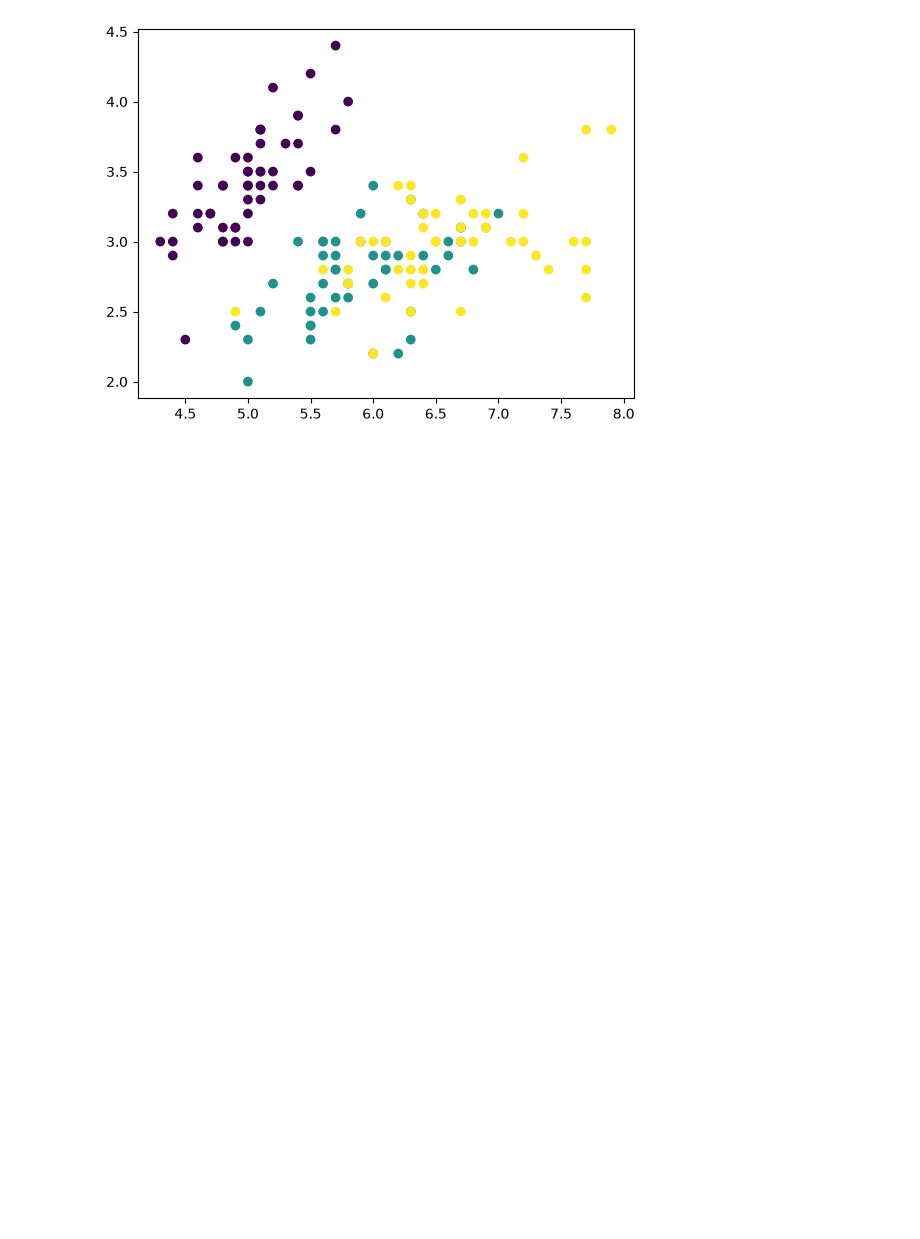
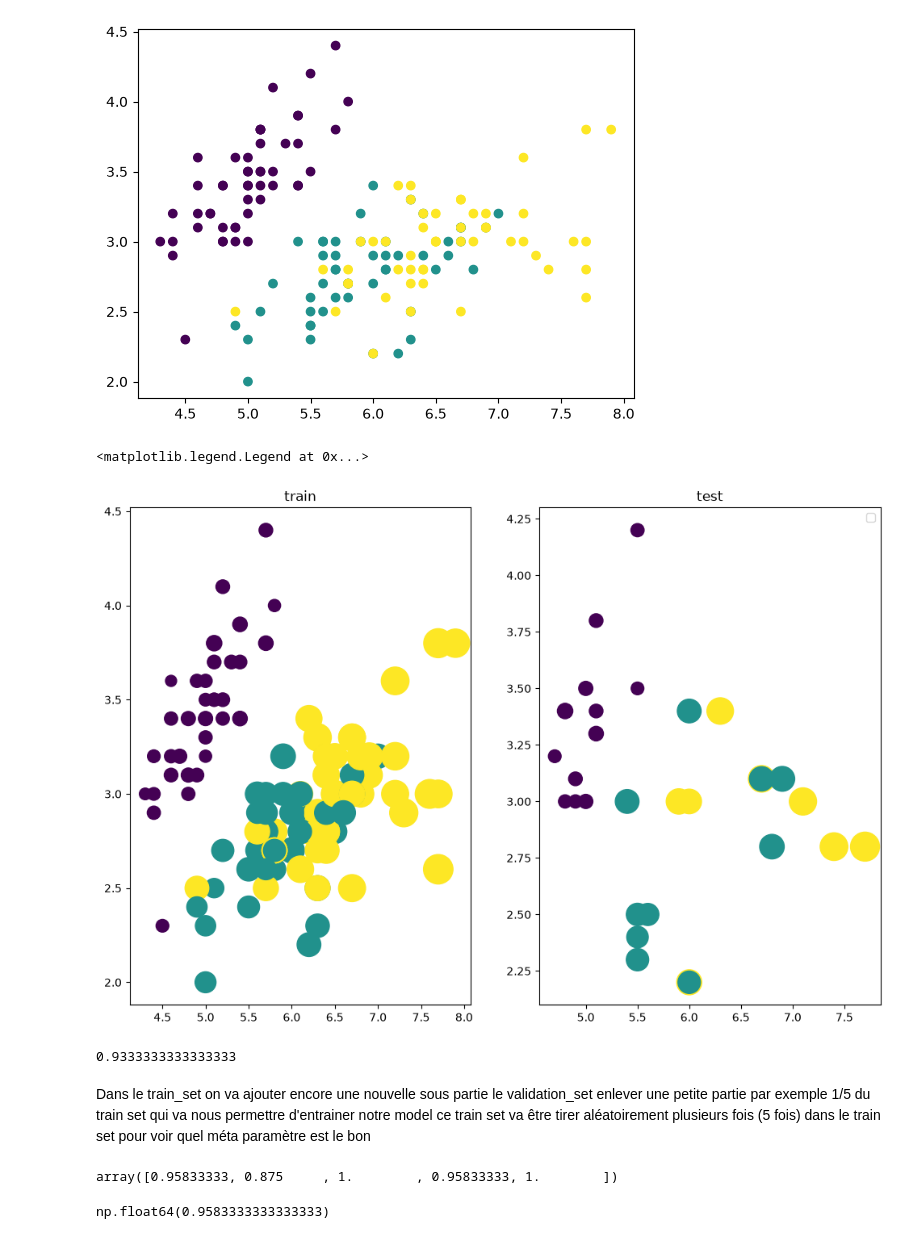
Before and after one commit to webdevproformation/m2-iot-juin2026, a Jupyter notebook: jour05/02-note.ipynb, the cells around one changed output. Saved outputs shown, nothing was run; the diff lists cells and outputs as text; code cells hidden in the pictures; blank space fills up the shorter version.

Commit message:
optimisation du modele avec ses meta paramètres

```diff
--- a/jour05/02-note.ipynb
+++ b/jour05/02-note.ipynb
@@ -202,3 +202,57 @@ plt.scatter(X[:,0],X[:,1], c=y )
 # %% [output]
 <matplotlib.collections.PathCollection at 0x...>
 [figure]
+# %%
+from sklearn.model_selection import train_test_split
+
+X_train,X_test, y_train  , y_test = train_test_split(X,y, test_size=0.2)
+
+# visualiser les nouveaux dataset
+
+plt.figure(figsize=(12,8))
+plt.subplot(1,2,1)
+plt.scatter(X_train[:,0], X_train[:,1] , c=y_train ,s=X_train[:,2]*100)
+plt.title("train")
+
+plt.subplot(1,2,2)
+plt.scatter(X_test[:,0], X_test[:,1] , c=y_test ,s=X_test[:,2]*100)
+plt.title("test")
+
+plt.legend()
+# %% [output]
+<matplotlib.legend.Legend at 0x...>
+[figure, added]
+# %%
+# réentrainer un modèle en utilisant des données train et test
+from sklearn.neighbors import KNeighborsClassifier
+
+model = KNeighborsClassifier(n_neighbors=6)
+
+# entrainement
+
+model.fit(X_train, y_train)
+
+# evaluer notre modèle
+
+# model.score(X_train , y_train ) # 0.966
+model.score(X_test , y_test ) # 0.966
+# %% [output]
+0.9333333333333333
+# %% [markdown]
+Dans le train_set on va ajouter encore une nouvelle sous partie
+le validation_set
+enlever une petite partie par exemple 1/5 du train set
+qui va nous permettre d'entrainer notre model
+ce train set va être tirer aléatoirement plusieurs fois (5 fois) dans le train set pour voir quel méta paramètre est le bon
+# %%
+from sklearn.model_selection import cross_val_score
+
+cross_val_score( KNeighborsClassifier() , X_train , y_train , cv=5 , scoring='accuracy' )
+# %% [output]
+array([0.95833333, 0.875     , 1.        , 0.95833333, 1.        ])
+# %%
+cross_val_score( KNeighborsClassifier(1) , X_train , y_train , cv=5 , scoring='accuracy' ).mean() # 0.93
+cross_val_score( KNeighborsClassifier(2) , X_train , y_train , cv=5 , scoring='accuracy' ).mean() # 0.9
+cross_val_score( KNeighborsClassifier(3) , X_train , y_train , cv=5 , scoring='accuracy' ).mean() # 0.95
+# %% [output]
+np.float64(0.9583333333333333)
```
Also changed, not shown: parts of 3 cells of this notebook.
